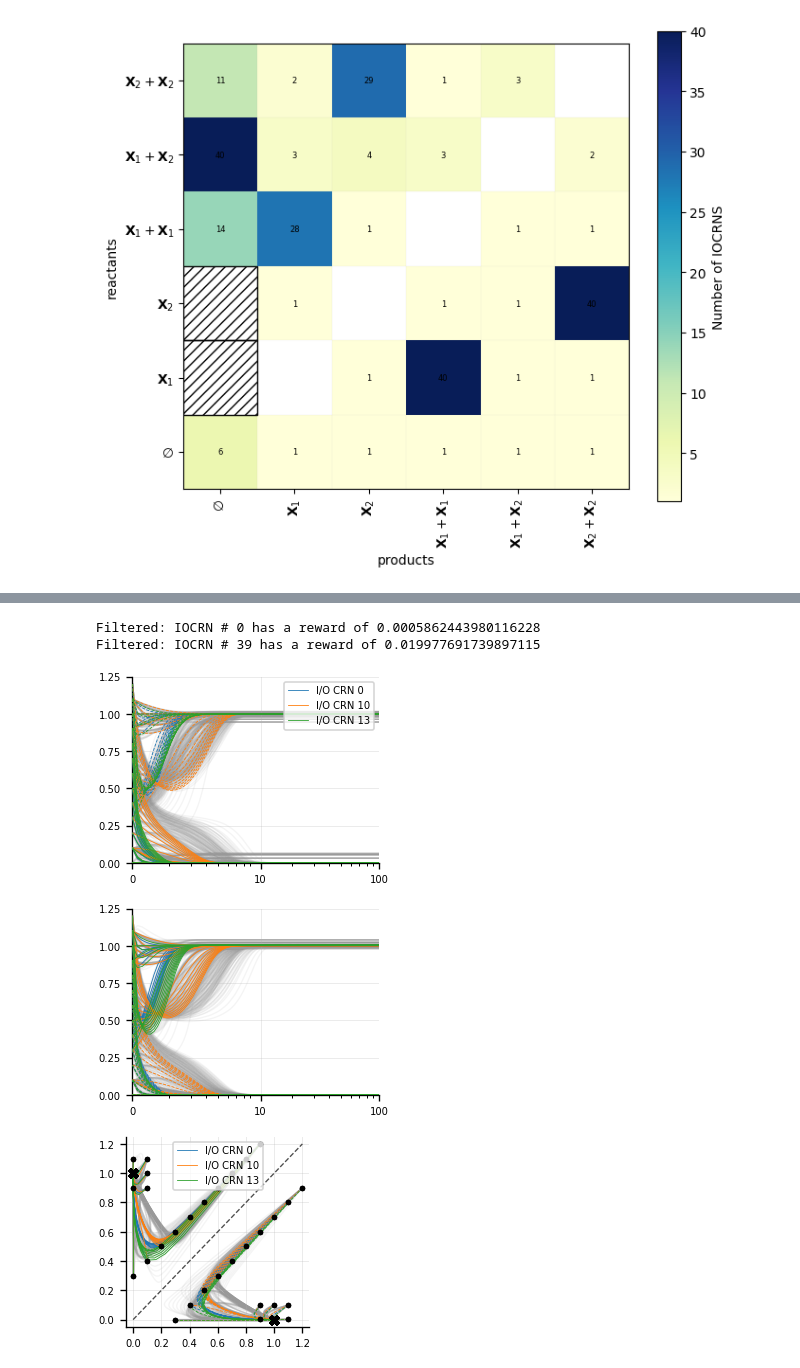
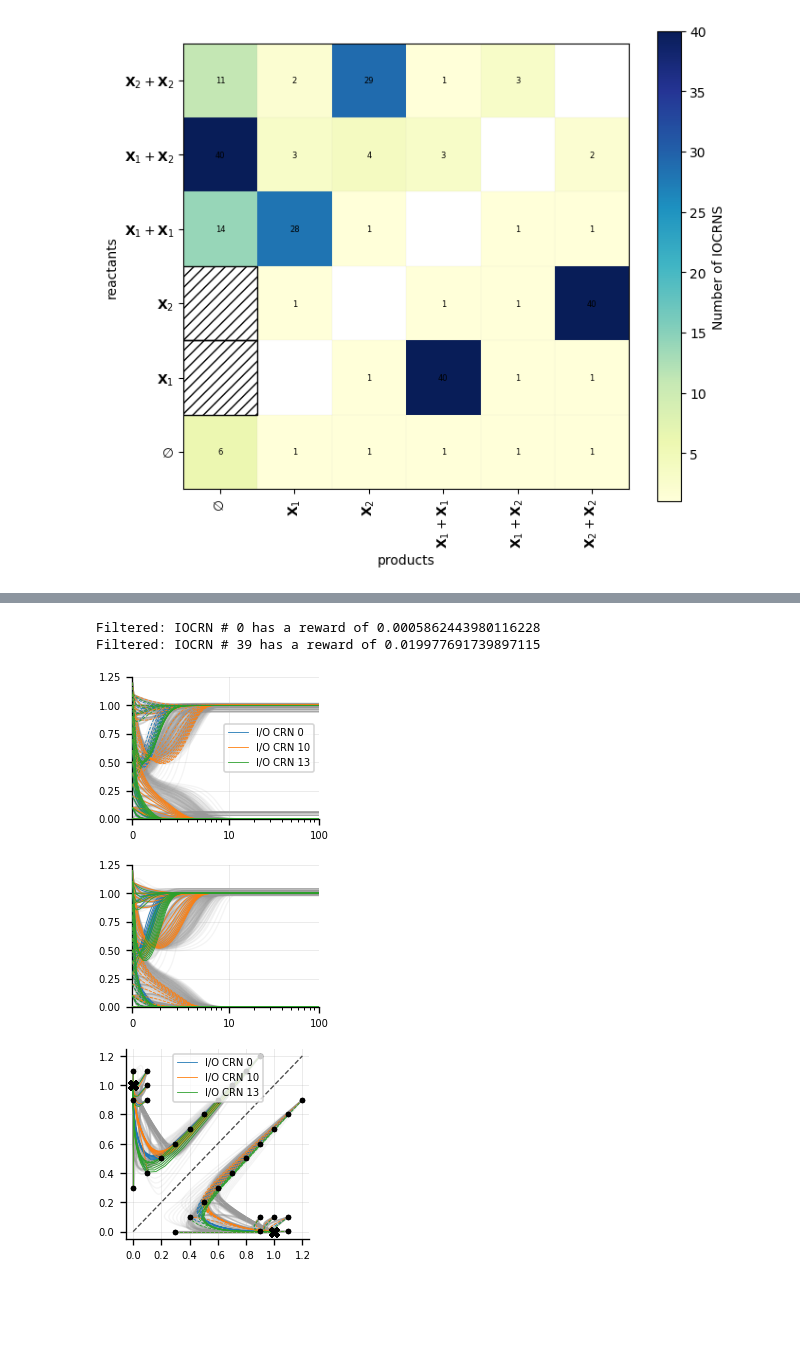
Before and after one commit to Maurice-Filo/GenAI-Net, a Jupyter notebook: apps_results_MAK_REINFORCE/multistability_2species_6rxns/plots/plot_results.ipynb, the cells around one changed output, grey strips where cells are left out. Drawn from its saved outputs; the diff is of its cells as text; code cells hidden in the pictures; blank space fills up the shorter version.

```diff
--- a/apps_results_MAK_REINFORCE/multistability_2species_6rxns/plots/plot_results.ipynb
+++ b/apps_results_MAK_REINFORCE/multistability_2species_6rxns/plots/plot_results.ipynb
@@ -439,8 +439,8 @@ plt.rcParams.update({
     "savefig.pad_inches": 0.02,
 })
 
-fig1, ax1 = plt.subplots(figsize=(2.5, 1.85), constrained_layout=True)
-fig2, ax2 = plt.subplots(figsize=(2.5, 1.85), constrained_layout=True)
+fig1, ax1 = plt.subplots(figsize=(2.5*0.8, 1.85*0.8), constrained_layout=True)
+fig2, ax2 = plt.subplots(figsize=(2.5*0.8, 1.85*0.8), constrained_layout=True)
 fig3, ax3 = plt.subplots(figsize=(1.85, 1.85), constrained_layout=True)
 
 # --------- Plot all traces in light gray (topologically unique) ----------
@@ -530,34 +530,34 @@ ax2.set_xlim(time_shift, t_f + time_shift)
 ax3.set_ylim(-0.05, 1.25)
 ax3.set_xlim(-0.05, 1.25)
 
 # Legend for colored lines should not have alpha:
 color_handles = [Line2D([0], [0], color=f"C{i}", lw=lw_hi, alpha=1.0) for i in range(len(iocrn_indices_to_highlight))]
 color_labels  = [f"I/O CRN {i}" for i in iocrn_indices_to_highlight]
 
 # Line for separation
 ax3.plot([0, 1.2], [0, 1.2], color="0.3", linestyle="--", linewidth=0.8, zorder=2)
 
 handles = color_handles# + [setpoint_handle]
 labels  = color_labels #+ ["Setpoint"]
 
 ax1.set_xticks(np.array([0, 10, 100]) + time_shift)
 ax1.set_xticklabels(ax1.get_xticks() - time_shift, rotation=0)
 ax2.set_xticks(np.array([0, 10, 100]) + time_shift)
 ax2.set_xticklabels(ax2.get_xticks() - time_shift, rotation=0)
 ax3.set_xticks(np.array([0, 0.2, 0.4, 0.6, 0.8, 1.0, 1.2]))
 ax3.set_yticks(np.array([0, 0.2, 0.4, 0.6, 0.8, 1.0, 1.2]))
 
-ax1.legend(handles=handles, labels=labels, frameon=True, loc="upper right", handlelength=2)
+ax1.legend(handles=handles, labels=labels, frameon=True, loc="best", handlelength=2)
 ax3.legend(handles=handles, labels=labels, frameon=True, loc="best", handlelength=2)
 plt.show()
 
 if save_figures_flag is True:
     fig1.savefig(os.path.join(target_directory, 'plots', "multistability_2species_6rxns_transient_dynamics1.pdf"))
     fig2.savefig(os.path.join(target_directory, 'plots', "multistability_2species_6rxns_transient_dynamics2.pdf"))
     fig3.savefig(os.path.join(target_directory, 'plots', "multistability_2species_6rxns_phase_plane.pdf"))
 # %% [output]
 Filtered: IOCRN # 0 has a reward of 0.0005862443980116228
 Filtered: IOCRN # 39 has a reward of 0.019977691739897115
-[figure, old version]
+[figure, new version]
-[figure, old version]
+[figure, new version]
 [figure]
```
Also changed, not shown: parts of 6 cells of this notebook, 24 other files.
